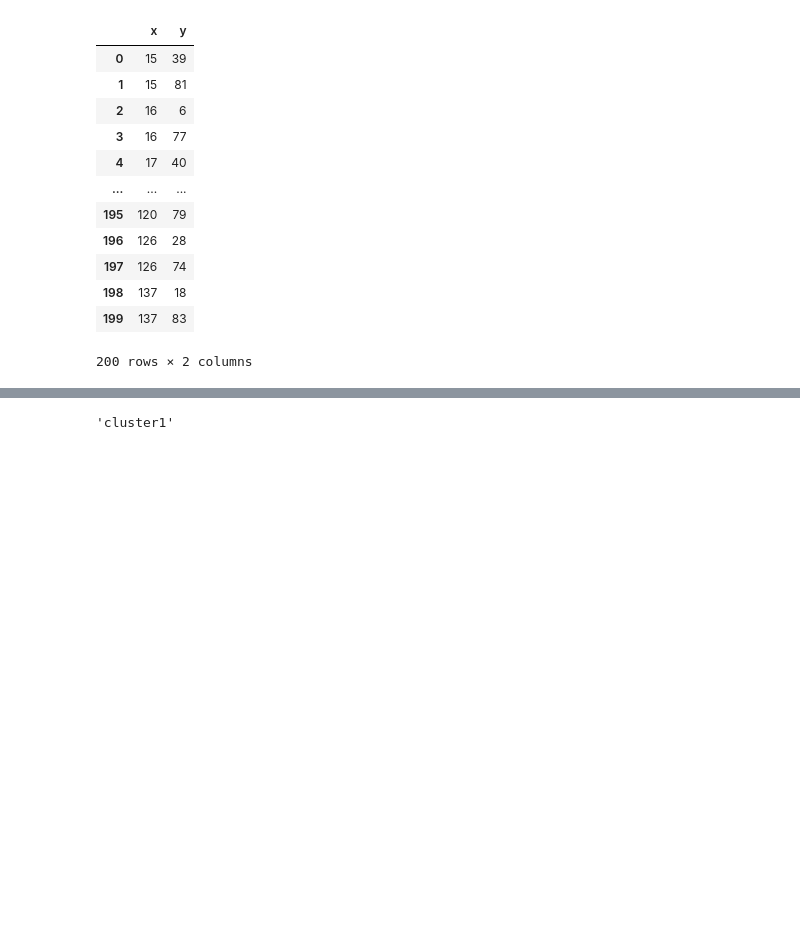
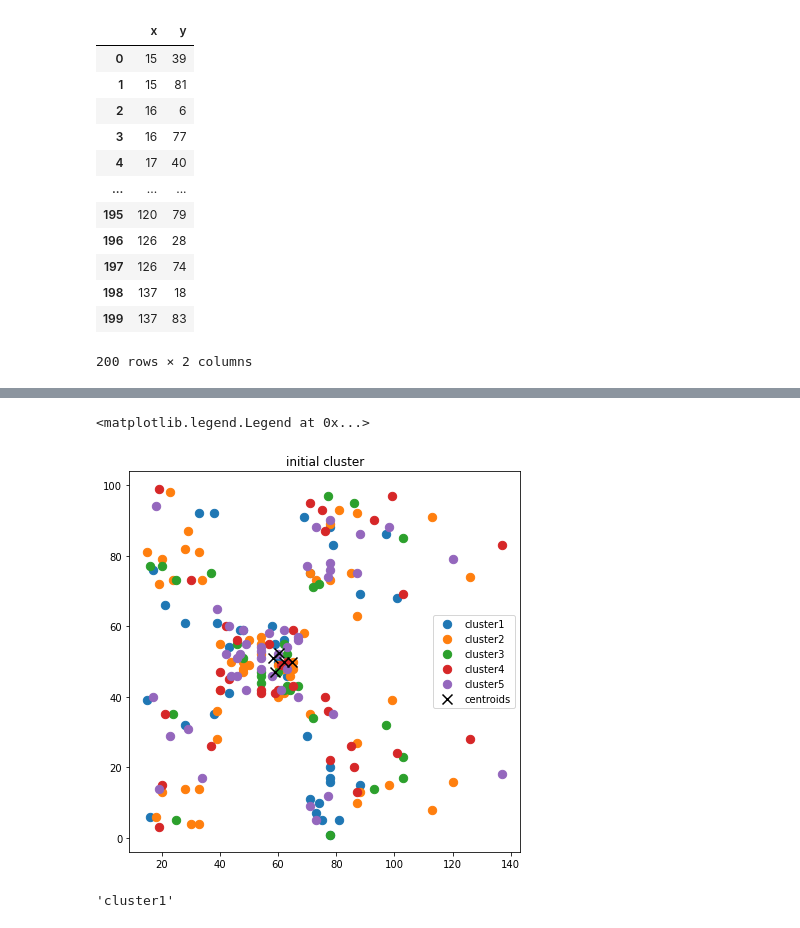
Before and after one commit to nh7881/machine_learning_project_class, a Jupyter notebook: exercise_07/assignment_07.ipynb, the cells around one changed output, grey strips where cells are left out. Cells and saved outputs as stored; diff of their text form; code cells hidden in the pictures; blank space fills up the shorter version.

```diff
--- a/exercise_07/assignment_07.ipynb
+++ b/exercise_07/assignment_07.ipynb
@@ -59,6 +60,18 @@ for idx, cluster in enumerate(clusters) :
     clusters[idx] = np.array(cluster)
     centroids[idx] = compute_centroid(cluster)
 centroids = np.array(centroids)
+# %%
+plt.figure(figsize=(7,7))
+plt.title('initial cluster')
+legends = ['cluster{}'.format(idx+1) for idx in range(cluster_num)]
+legends.append('centroids')
+for idx in range(cluster_num) :
+    plt.scatter(clusters[idx][:,0],clusters[idx][:,1], s=70)
+plt.scatter(centroids[:,0], centroids[:,1], marker='x', c='black', s=100)
+plt.legend(legends)
+# %% [output]
+<matplotlib.legend.Legend at 0x...>
+[figure, added]
 # %%
 'cluster{}'.format(1)
 # %% [output]
```
Also changed, not shown: parts of 1 cell of this notebook.
